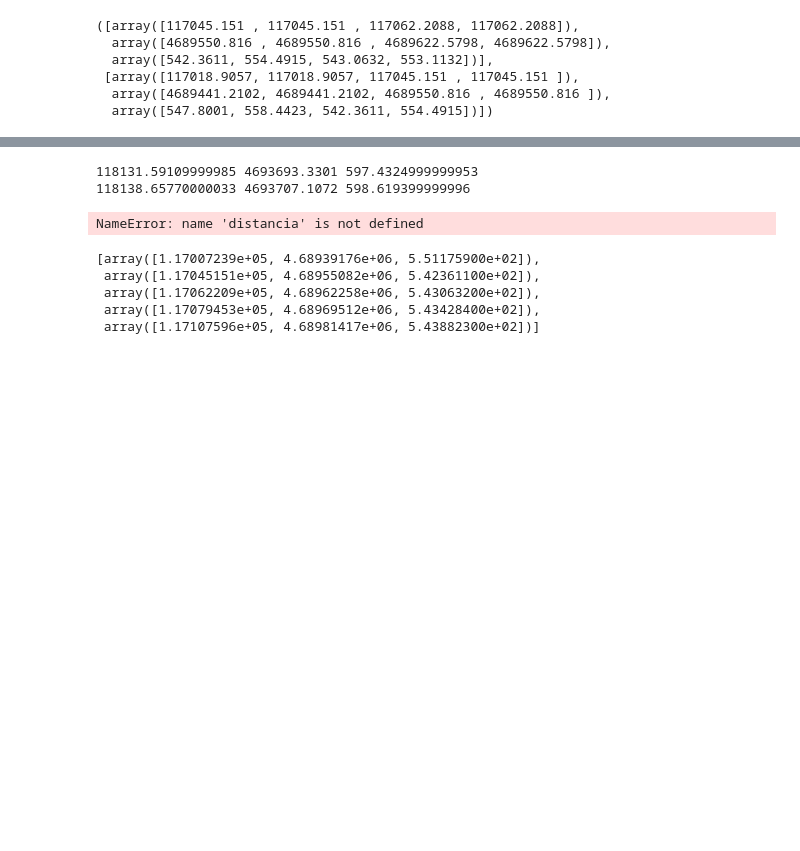
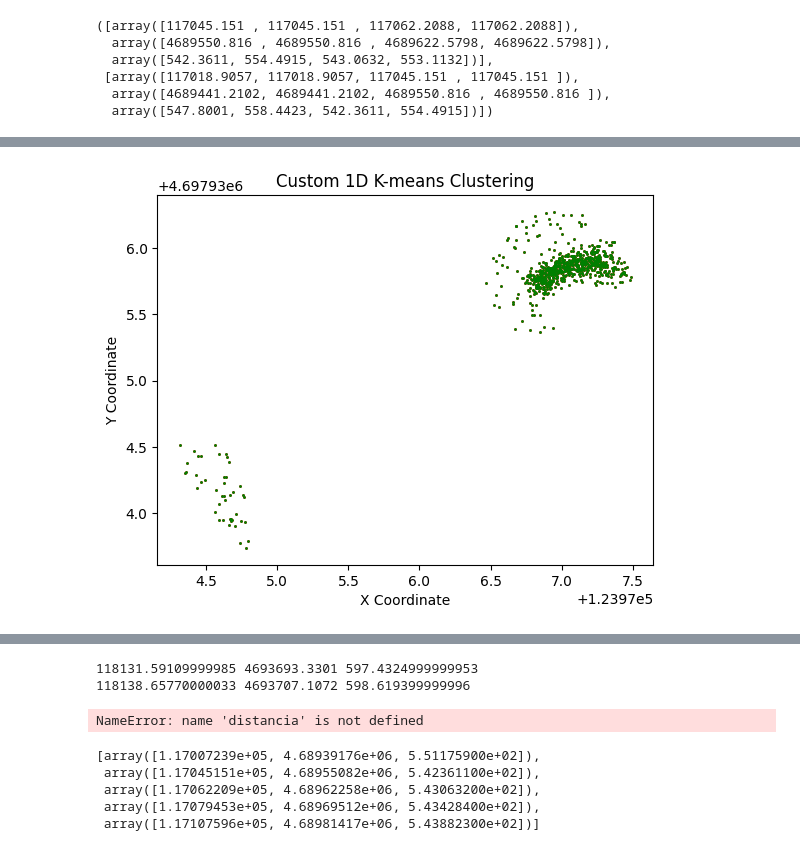
Before and after one commit to DeduceDS/CATENARIA, a Jupyter notebook: catenaria/notebooks/analisis_lineas_completas.ipynb, the cells around one changed output, grey strips where cells are left out. Saved outputs shown, nothing was run; the diff lists cells and outputs as text; code cells hidden in the pictures; blank space fills up the shorter version.

Commit message:
update analisis apoyos

```diff
--- a/catenaria/notebooks/analisis_lineas_completas.ipynb
+++ b/catenaria/notebooks/analisis_lineas_completas.ipynb
@@ -422,15 +363,0 @@ ValueError: operands could not be broadcast together with shapes (3,1594) (3,156
-# %%
-cond = apoyos_separados[37][0] == apoyos_separados[18][1]
-
-if (cond == True).any():
-
-    cond = (cond == False)
-
-    if cond.sum(axis = 0).sum(axis = 0) != 0:
-        print(f"Some points are the same but not all in {pareja}")
-        print(cond.sum(axis = 0).sum(axis = 0))
-
-    found = True
-
-else:
-    pass
@@ -438,0 +364,79 @@ ValueError: operands could not be broadcast together with shapes (3,1706) (3,156
+# %%
+parejas = []
+parejas_ids = []
+
+for j in range(len(data)):
+
+    apoyos_1 = apoyos_separados[j]
+
+    for i in range(j,len(data)):
+
+        found = False
+        apoyos_2 = apoyos_separados[i]
+
+
+        if i != j:
+
+            if len(apoyos_1) == 1:
+                print(f"El vano {j} solo tiene 1 apoyo")
+
+            if len(apoyos_2) == 1:
+                print(f"El vano {i} solo tiene 1 apoyo")
+
+            for k in range(len(apoyos_1)):
+                for h in range(len(apoyos_2)):
+
+                    points1 = apoyos_1[k]
+                    points2 = apoyos_2[h]
+
+                    if found:
+                        parejas.append((i,j))
+                        parejas_ids.append((data[i]["ID_VANO"], data[j]["ID_VANO"]))
+                        break
+
+
+                    try:
+
+                        cond = points1 == points2
+
+                        if (cond == True).any():
+
+                            cond = (cond == False)
+
+                            if cond.sum(axis = 0).sum(axis = 0) != 0:
+
+                                rmse = np.sqrt(np.mean(np.square(points1 - points2)))
+
+                                print(f"Some points are the same but not all in {i,j}")
+                                print(f"Asociated RMSE: {rmse}")
+
+                                print(cond.sum(axis = 0).sum(axis = 0))
+                                print(f"{points1.shape} vs {points1.shape}")
+
+                                plt.scatter(points1[0], points1[1], c = "red", s=1)
+                                plt.scatter(points2[0], points2[1], c = "green", s=1)
+                                plt.title('Custom 1D K-means Clustering')
+                                plt.xlabel('X Coordinate')
+                                plt.ylabel('Y Coordinate')
+                                plt.show()
+
+                                if rmse < 10:
+                                    found = True
+
+                                else:
+                                    print(f"Pareja {i,j} not validated, rmse too big!")
+
+                                break
+
+
+                            else:
+                                print(f"Apoyo found without errors {i,j}")
+                                found = True
+                                break
+
+                    except Exception:
+                        continue
+
+    if not found:
+        print(f"Apoyo comun not found in {i,j}")
+# %% [output]
@@ -438,0 +450 @@ ValueError: operands could not be broadcast together with shapes (3,1706) (3,156
+[figure, added]
```
Also changed, not shown: parts of 18 cells of this notebook.
